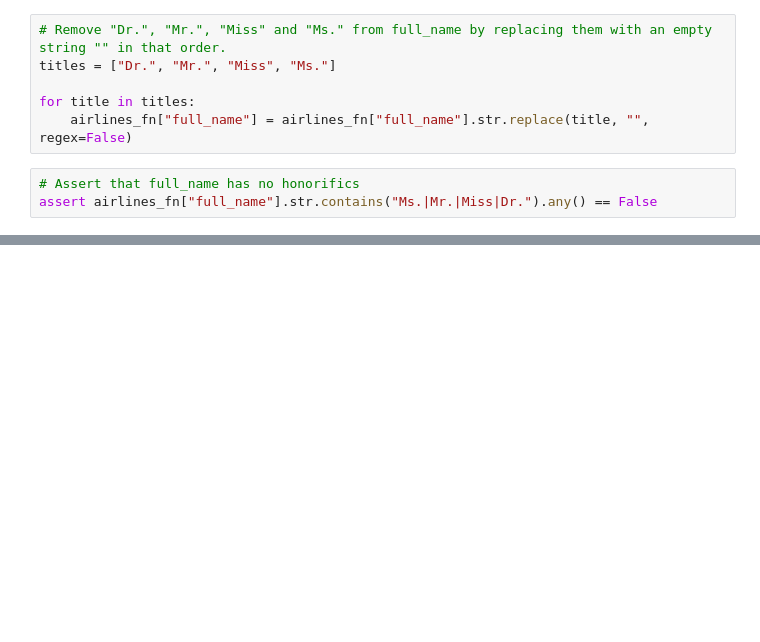
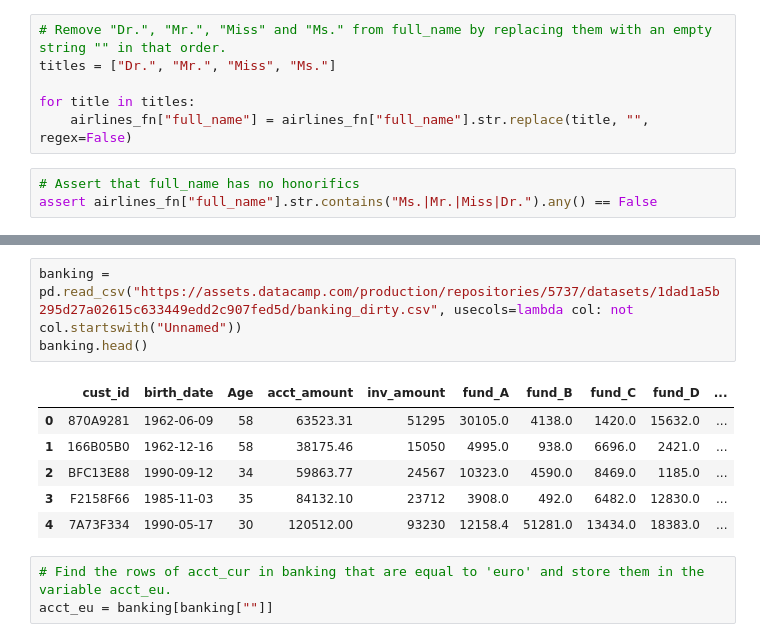
Before and after one commit to jhlopesalves/data-science-notebooks, a Jupyter notebook: Python/data_manipulation/pandas/cleaning_data/cleaning_data.ipynb, the cells around one changed output, grey strips where cells are left out. Cells and saved outputs as stored; diff of their text form; blank space fills up the shorter version.

Commit message:
banking.csv

```diff
--- a/Python/data_manipulation/pandas/cleaning_data/cleaning_data.ipynb
+++ b/Python/data_manipulation/pandas/cleaning_data/cleaning_data.ipynb
@@ -1254,0 +1413,13 @@ KeyError: 'survey_response'
+# %%
+banking = pd.read_csv("https://assets.datacamp.com/production/repositories/5737/datasets/1dad1a5b295d27a02615c633449edd2c907fed5d/banking_dirty.csv", usecols=lambda col: not col.startswith("Unnamed"))
+banking.head()
+# %% [output]
+|  | cust_id | birth_date | Age | acct_amount | inv_amount | fund_A | fund_B | fund_C | fund_D | ... |
+| 0 | 870A9281 | 1962-06-09 | 58 | 63523.31 | 51295 | 30105.0 | 4138.0 | 1420.0 | 15632.0 | ... |
+| 1 | 166B05B0 | 1962-12-16 | 58 | 38175.46 | 15050 | 4995.0 | 938.0 | 6696.0 | 2421.0 | ... |
+| 2 | BFC13E88 | 1990-09-12 | 34 | 59863.77 | 24567 | 10323.0 | 4590.0 | 8469.0 | 1185.0 | ... |
+| 3 | F2158F66 | 1985-11-03 | 35 | 84132.10 | 23712 | 3908.0 | 492.0 | 6482.0 | 12830.0 | ... |
+| 4 | 7A73F334 | 1990-05-17 | 30 | 120512.00 | 93230 | 12158.4 | 51281.0 | 13434.0 | 18383.0 | ... |
+# %%
+# Find the rows of acct_cur in banking that are equal to 'euro' and store them in the variable acct_eu.
+acct_eu = banking[banking[""]]
```
Also changed, not shown: parts of 4 cells of this notebook, 1 other file.
